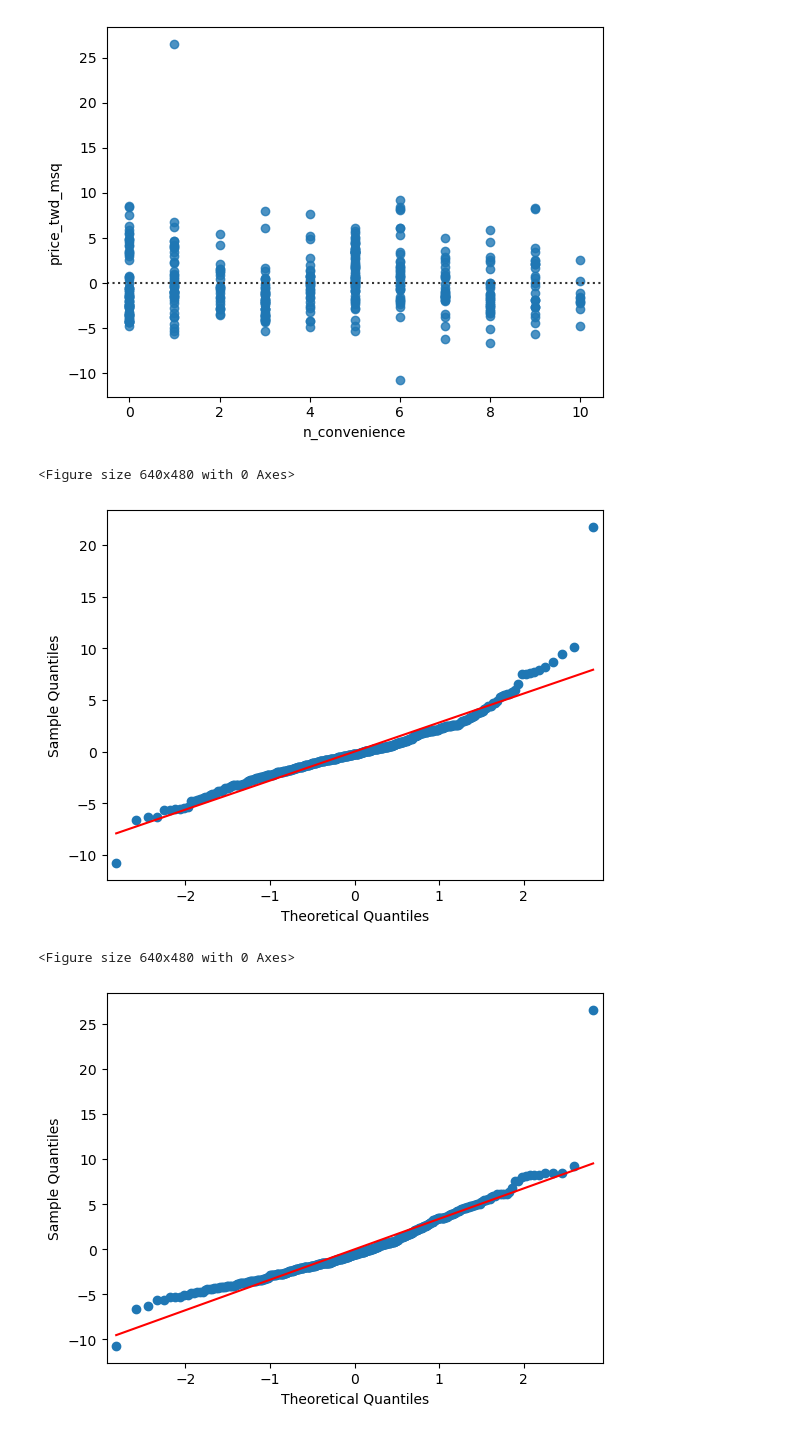
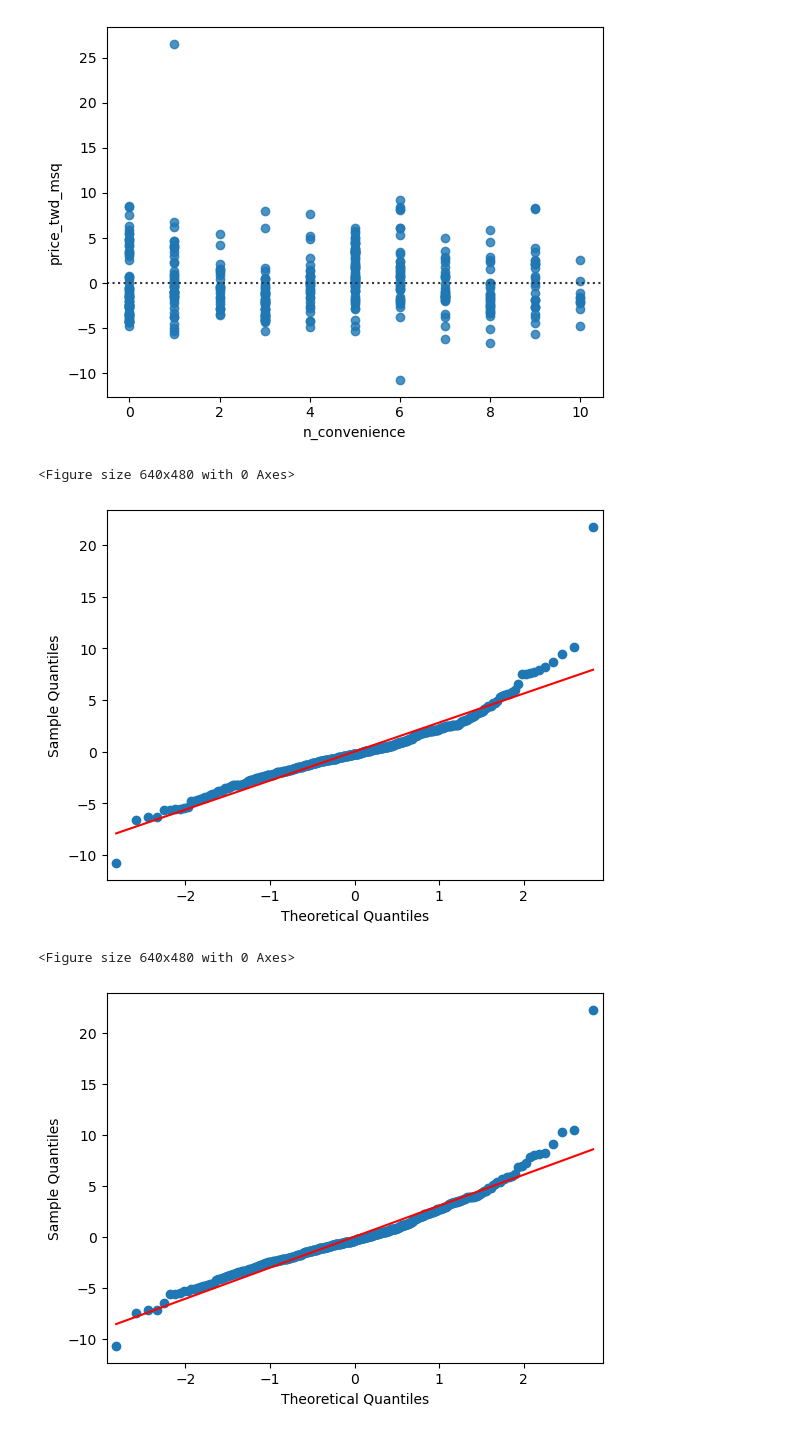
Before and after one commit to gcfp/M03, a Jupyter notebook: simple-linear-regression/Simple_Linear_Regression_Modeling_Alum.ipynb, the cells around one changed output. Saved outputs shown, nothing was run; the diff lists cells and outputs as text; code cells hidden in the pictures.

```diff
--- a/simple-linear-regression/Simple_Linear_Regression_Modeling_Alum.ipynb
+++ b/simple-linear-regression/Simple_Linear_Regression_Modeling_Alum.ipynb
@@ -127,6 +127,7 @@ Ahora sí sigue una relación lineal
 # %%
 # Calcula la reg con la variable tranformada
 metro_price = ols('price_twd_msq ~ sqrt_dist_metro_m', taiwan_df).fit()
+metro_price_org = ols('price_twd_msq ~ dist_to_mrt_m', taiwan_df).fit()
 print(metro_price.params)
 print(metro_price.summary())
 # %% [output]
@@ -201,15 +202,15 @@ plt.show()
 # %%
 # Compara el QQplot del modelo (respecto distancia al metro) sin transformar y transformado
 import statsmodels.api as sm
 fig = plt.figure()
 sm.qqplot(metro_price.resid, line='s')
 plt.show()
 
 fig = plt.figure()
-sm.qqplot(convenience_price.resid, line='s')
+sm.qqplot(metro_price_org.resid, line='s')
 plt.show()
 # %% [output]
 <Figure size 640x480 with 0 Axes>
 [figure]
 <Figure size 640x480 with 0 Axes>
-[figure, old version]
+[figure, new version]
```
Also changed, not shown: parts of 2 cells of this notebook.
